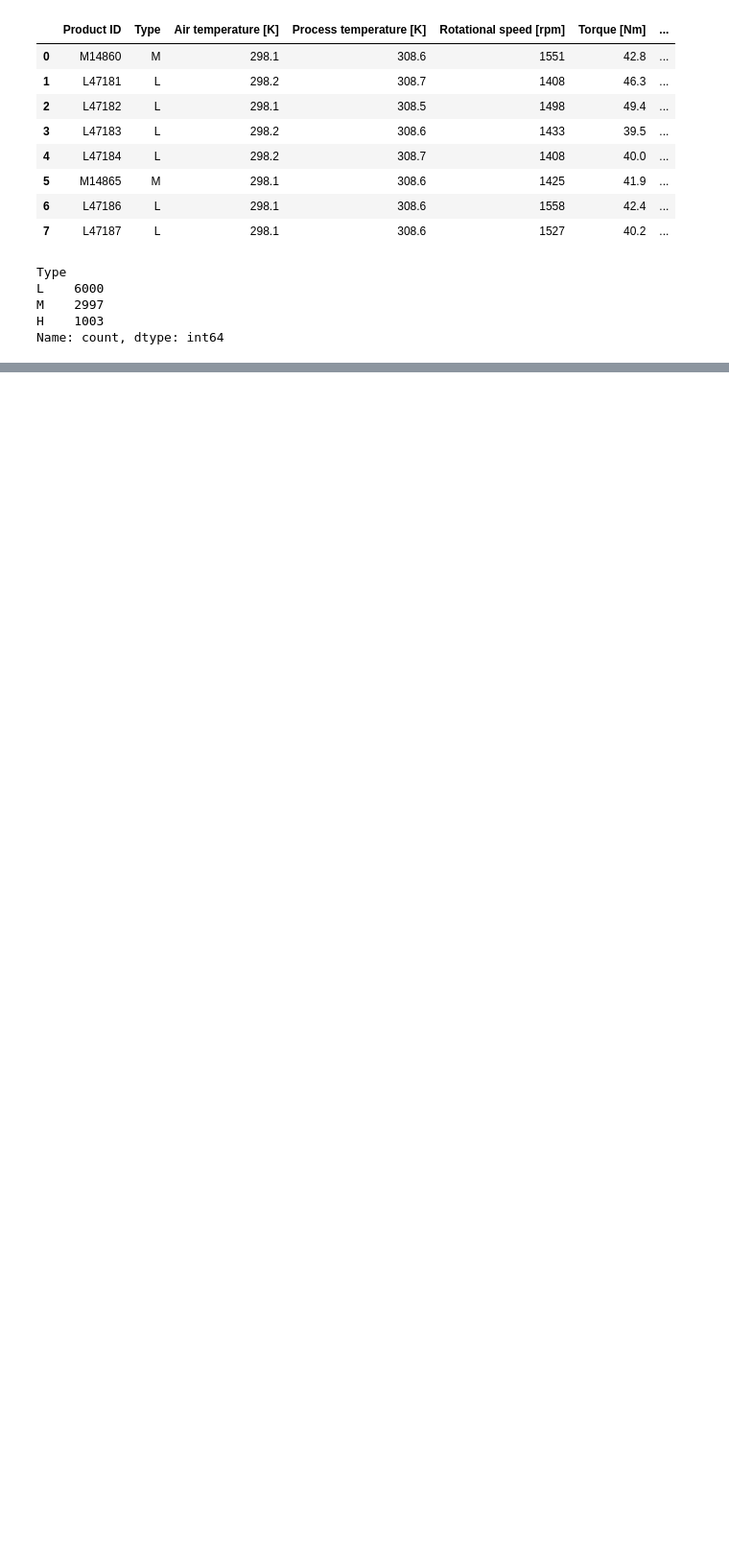
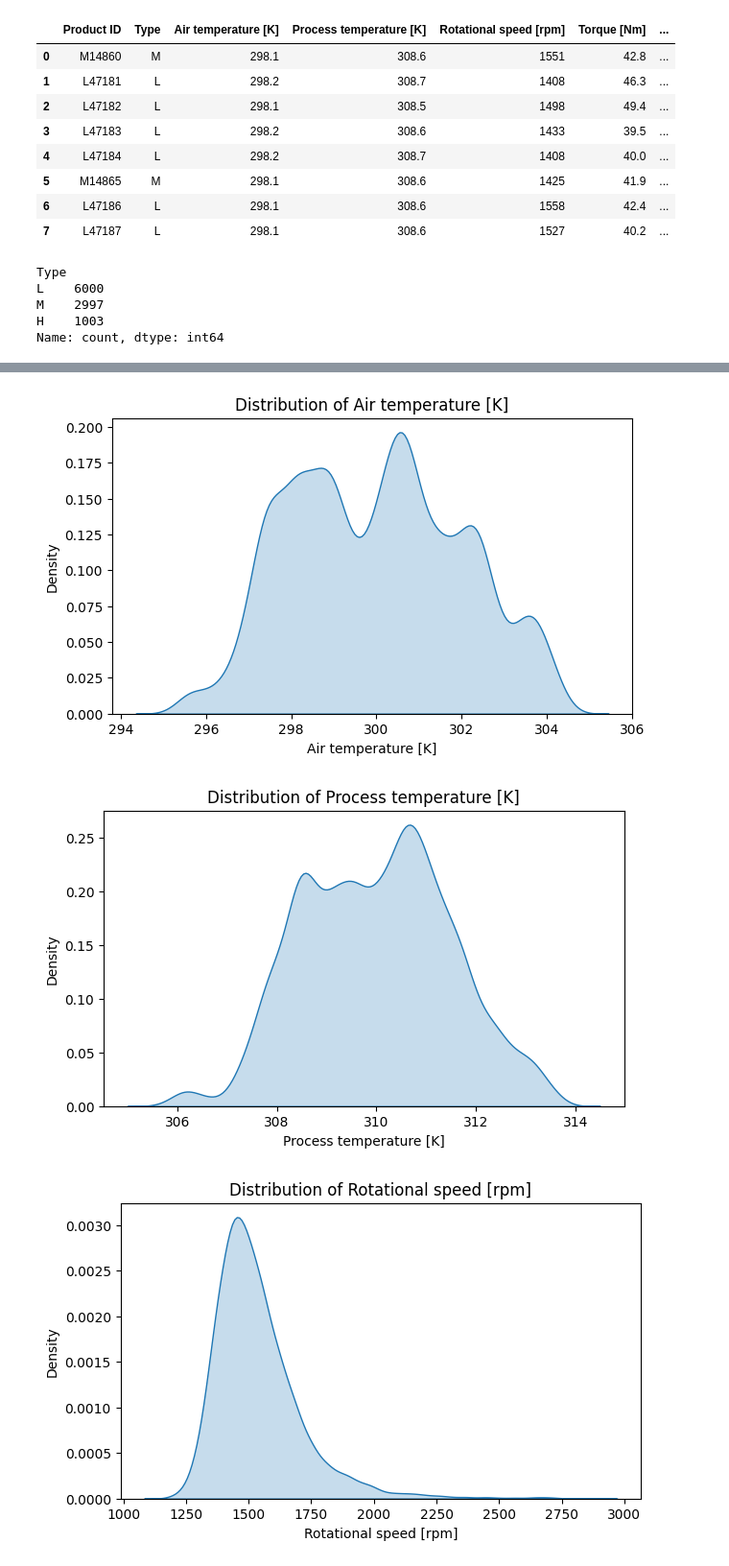
Before and after one commit to VivekXplore/PulseMachine, a Jupyter notebook: EDA/base_eda.ipynb, the cells around one changed output, grey strips where cells are left out. Shown at 96% size. Saved outputs shown, nothing was run; the diff lists cells and outputs as text; code cells hidden in the pictures; blank space fills up the shorter version.

```diff
--- a/EDA/base_eda.ipynb
+++ b/EDA/base_eda.ipynb
@@ -354,0 +374,10 @@ Name: count, dtype: int64
+# %%
+for col in numerical_col:
+    plt.figure(figsize=(7, 4))
+    sns.kdeplot(data=df, x=col, fill=True)
+    plt.title(f'Distribution of {col}')
+    plt.show()
+# %% [output]
+[figure, added]
+[figure, added]
+[figure, added]
```
Also changed, not shown: parts of 39 cells of this notebook, 2 other files.
